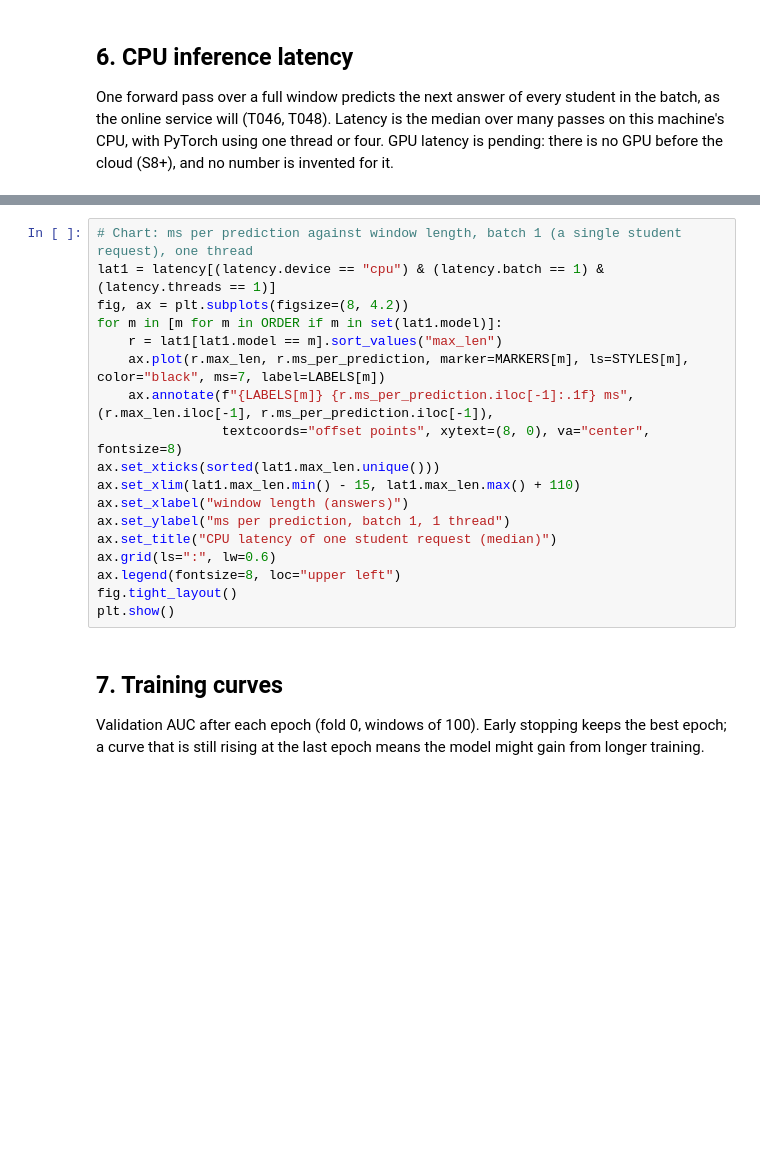
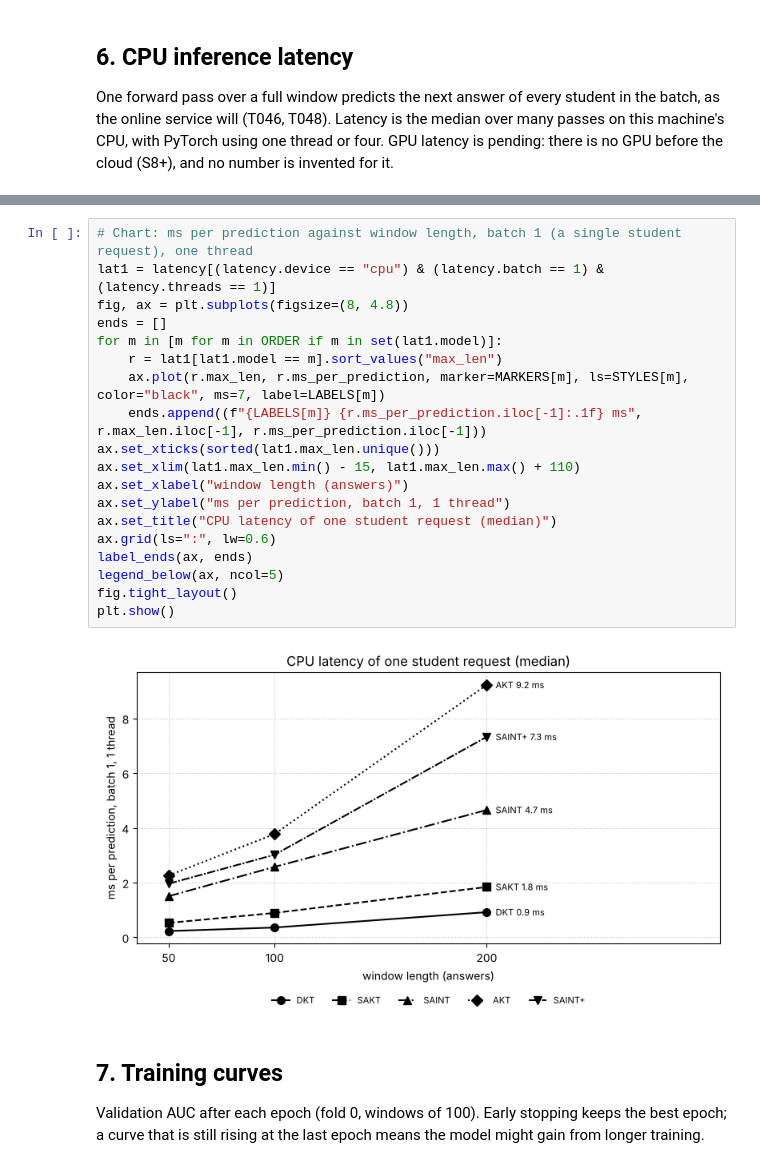
Before and after one commit to salahamami/Kuizi, a Jupyter notebook: ml/benchmarks/t040_benchmark.ipynb, the cells around one changed output, grey strips where cells are left out. Drawn from its saved outputs; the diff is of its cells as text; blank space fills up the shorter version.

```diff
--- a/ml/benchmarks/t040_benchmark.ipynb
+++ b/ml/benchmarks/t040_benchmark.ipynb
@@ -235,21 +426,24 @@ pivot.round(3)
 # %%
 # Chart: ms per prediction against window length, batch 1 (a single student request), one thread
 lat1 = latency[(latency.device == "cpu") & (latency.batch == 1) & (latency.threads == 1)]
-fig, ax = plt.subplots(figsize=(8, 4.2))
+fig, ax = plt.subplots(figsize=(8, 4.8))
+ends = []
 for m in [m for m in ORDER if m in set(lat1.model)]:
     r = lat1[lat1.model == m].sort_values("max_len")
     ax.plot(r.max_len, r.ms_per_prediction, marker=MARKERS[m], ls=STYLES[m], color="black", ms=7, label=LABELS[m])
-    ax.annotate(f"{LABELS[m]} {r.ms_per_prediction.iloc[-1]:.1f} ms", (r.max_len.iloc[-1], r.ms_per_prediction.iloc[-1]),
-                textcoords="offset points", xytext=(8, 0), va="center", fontsize=8)
+    ends.append((f"{LABELS[m]} {r.ms_per_prediction.iloc[-1]:.1f} ms", r.max_len.iloc[-1], r.ms_per_prediction.iloc[-1]))
 ax.set_xticks(sorted(lat1.max_len.unique()))
 ax.set_xlim(lat1.max_len.min() - 15, lat1.max_len.max() + 110)
 ax.set_xlabel("window length (answers)")
 ax.set_ylabel("ms per prediction, batch 1, 1 thread")
 ax.set_title("CPU latency of one student request (median)")
 ax.grid(ls=":", lw=0.6)
-ax.legend(fontsize=8, loc="upper left")
+label_ends(ax, ends)
+legend_below(ax, ncol=5)
 fig.tight_layout()
 plt.show()
+# %% [output]
+[figure, added]
 # %% [markdown]
 ## 7. Training curves
 
```
Also changed, not shown: parts of 18 cells of this notebook, 21 other files.
